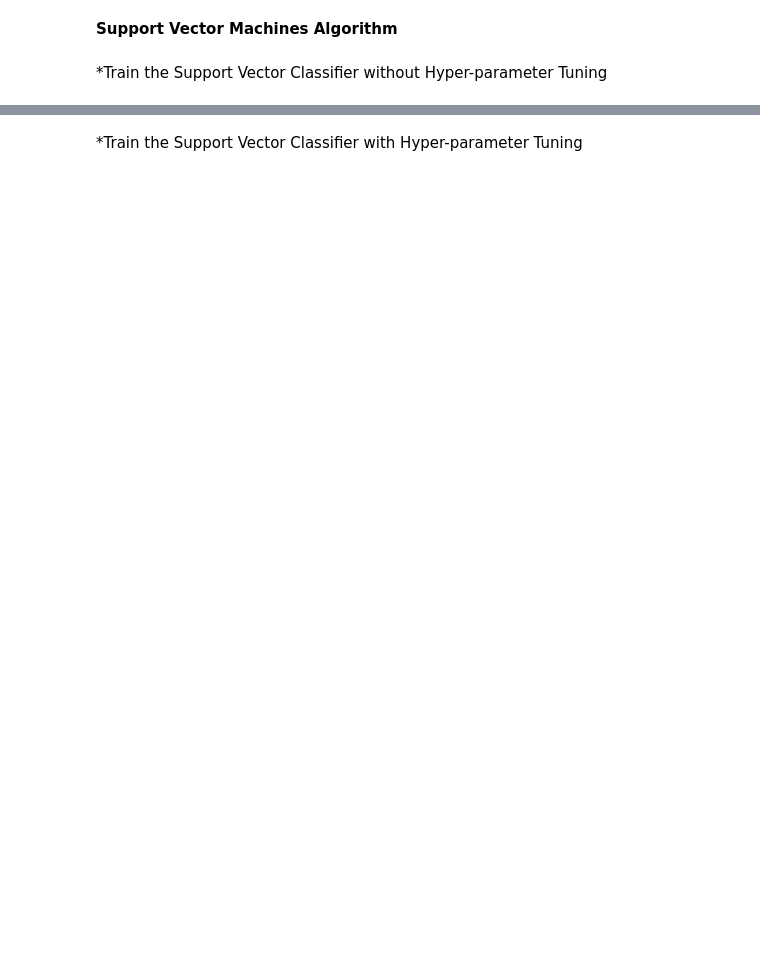
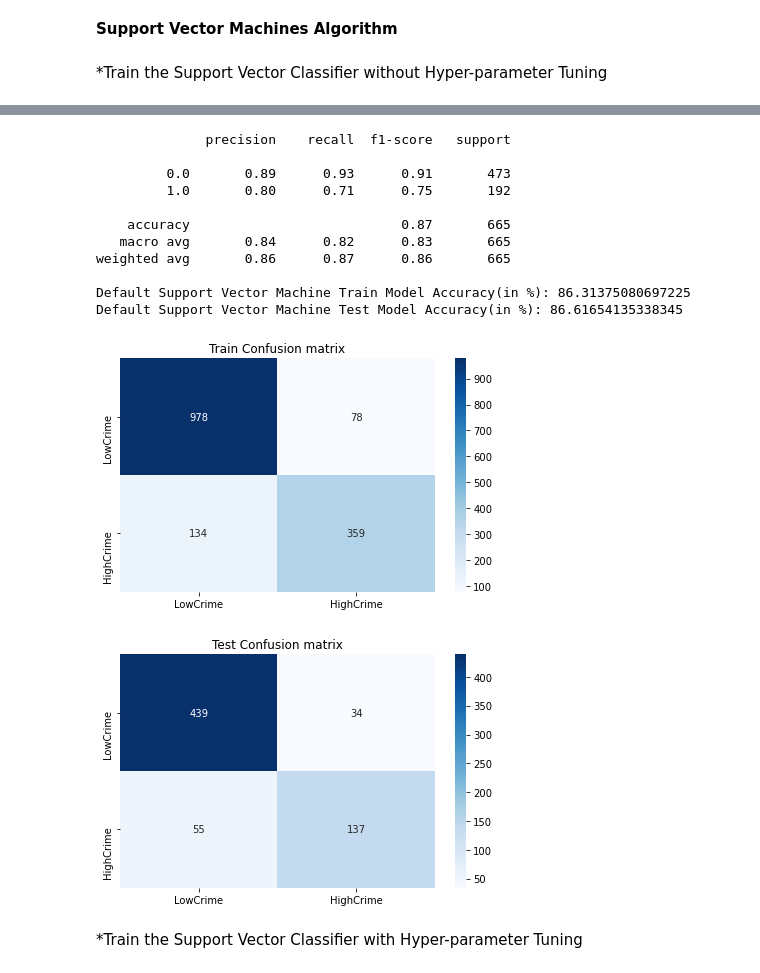
Before and after one commit to blueriver212/Crime_Prediction_ML, a Jupyter notebook: IB_FINAL.ipynb, the cells around one changed output, grey strips where cells are left out. Cells and saved outputs as stored; diff of their text form; code cells hidden in the pictures; blank space fills up the shorter version.

```diff
--- a/IB_FINAL.ipynb
+++ b/IB_FINAL.ipynb
@@ -116,3 +85,27 @@ Standard Deviation in score: 0.01
+# %%
+# Compare train &  test data
+y_train_pred = default_SVC_model.predict(x_train)
+y_test_pred = default_SVC_model.predict(x_test)
+
+print(classification_report(y_test, y_test_pred))
+print(f'Default Support Vector Machine Train Model Accuracy(in %): {metrics.accuracy_score(y_train, y_train_pred)*100}')
+print(f'Default Support Vector Machine Test Model Accuracy(in %): {metrics.accuracy_score(y_test, y_test_pred)*100}')
+plot_confusion_matrix(y_train, y_train_pred,dom='Train')
+plot_confusion_matrix(y_test, y_test_pred,dom='Test')
+# %% [output]
+              precision    recall  f1-score   support
+
+         0.0       0.89      0.93      0.91       473
+         1.0       0.80      0.71      0.75       192
+
+    accuracy                           0.87       665
+   macro avg       0.84      0.82      0.83       665
+weighted avg       0.86      0.87      0.86       665
+
+Default Support Vector Machine Train Model Accuracy(in %): 86.31375080697225
+Default Support Vector Machine Test Model Accuracy(in %): 86.61654135338345
+[figure, added]
+[figure, added]
 # %% [markdown]
 *Train the Support Vector Classifier with Hyper-parameter Tuning
 # %%
```
Also changed, not shown: parts of 14 cells of this notebook.
